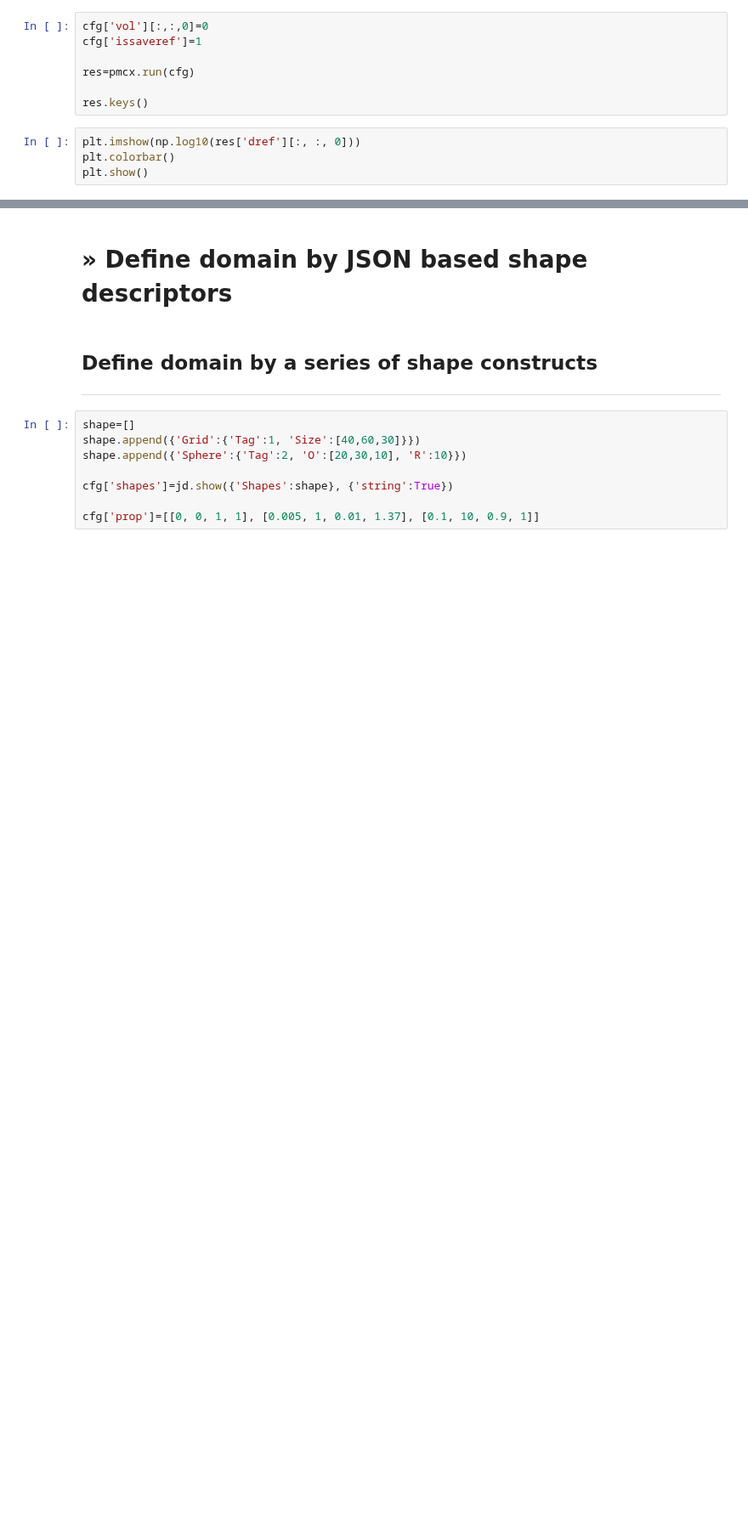
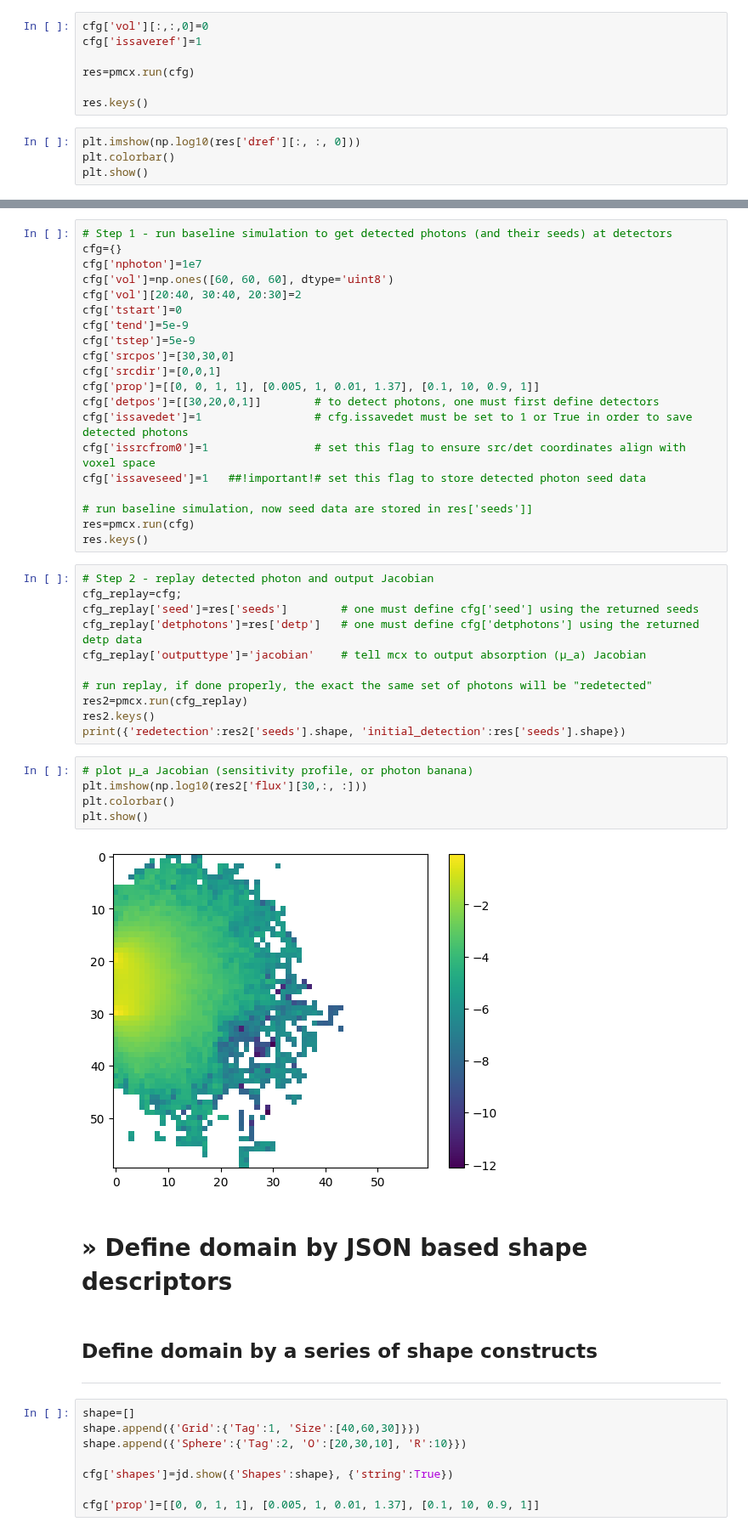
Before and after one commit to fangq/mcx, a Jupyter notebook: pmcx/tutorials/pmcx_getting_started.ipynb, the cells around one changed output, grey strips where cells are left out. Shown at 85% size. Saved outputs shown, nothing was run; the diff lists cells and outputs as text; blank space fills up the shorter version.

Commit message:
Add photon replay demo codes for pmcx in jupyter notebook

```diff
--- a/pmcx/tutorials/pmcx_getting_started.ipynb
+++ b/pmcx/tutorials/pmcx_getting_started.ipynb
@@ -269,3 +279,41 @@ plt.show()
+# %%
+# Step 1 - run baseline simulation to get detected photons (and their seeds) at detectors
+cfg={}
+cfg['nphoton']=1e7
+cfg['vol']=np.ones([60, 60, 60], dtype='uint8')
+cfg['vol'][20:40, 30:40, 20:30]=2
+cfg['tstart']=0
+cfg['tend']=5e-9
+cfg['tstep']=5e-9
+cfg['srcpos']=[30,30,0]
+cfg['srcdir']=[0,0,1]
+cfg['prop']=[[0, 0, 1, 1], [0.005, 1, 0.01, 1.37], [0.1, 10, 0.9, 1]]
+cfg['detpos']=[[30,20,0,1]]        # to detect photons, one must first define detectors
+cfg['issavedet']=1                 # cfg.issavedet must be set to 1 or True in order to save detected photons
+cfg['issrcfrom0']=1                # set this flag to ensure src/det coordinates align with voxel space
+cfg['issaveseed']=1   ##!important!# set this flag to store detected photon seed data
+
+# run baseline simulation, now seed data are stored in res['seeds']]
+res=pmcx.run(cfg)
+res.keys()
+# %%
+# Step 2 - replay detected photon and output Jacobian
+cfg_replay=cfg;
+cfg_replay['seed']=res['seeds']        # one must define cfg['seed'] using the returned seeds
+cfg_replay['detphotons']=res['detp']   # one must define cfg['detphotons'] using the returned detp data
+cfg_replay['outputtype']='jacobian'    # tell mcx to output absorption (μ_a) Jacobian
+
+# run replay, if done properly, the exact the same set of photons will be "redetected"
+res2=pmcx.run(cfg_replay)
+res2.keys()
+print({'redetection':res2['seeds'].shape, 'initial_detection':res['seeds'].shape})
+# %%
+# plot μ_a Jacobian (sensitivity profile, or photon banana)
+plt.imshow(np.log10(res2['flux'][30,:, :]))
+plt.colorbar()
+plt.show()
+# %% [output]
+[figure, added]
 # %% [markdown]
 # » Define domain by JSON based shape descriptors
 # %% [markdown]
```
Also changed, not shown: parts of 5 cells of this notebook.
